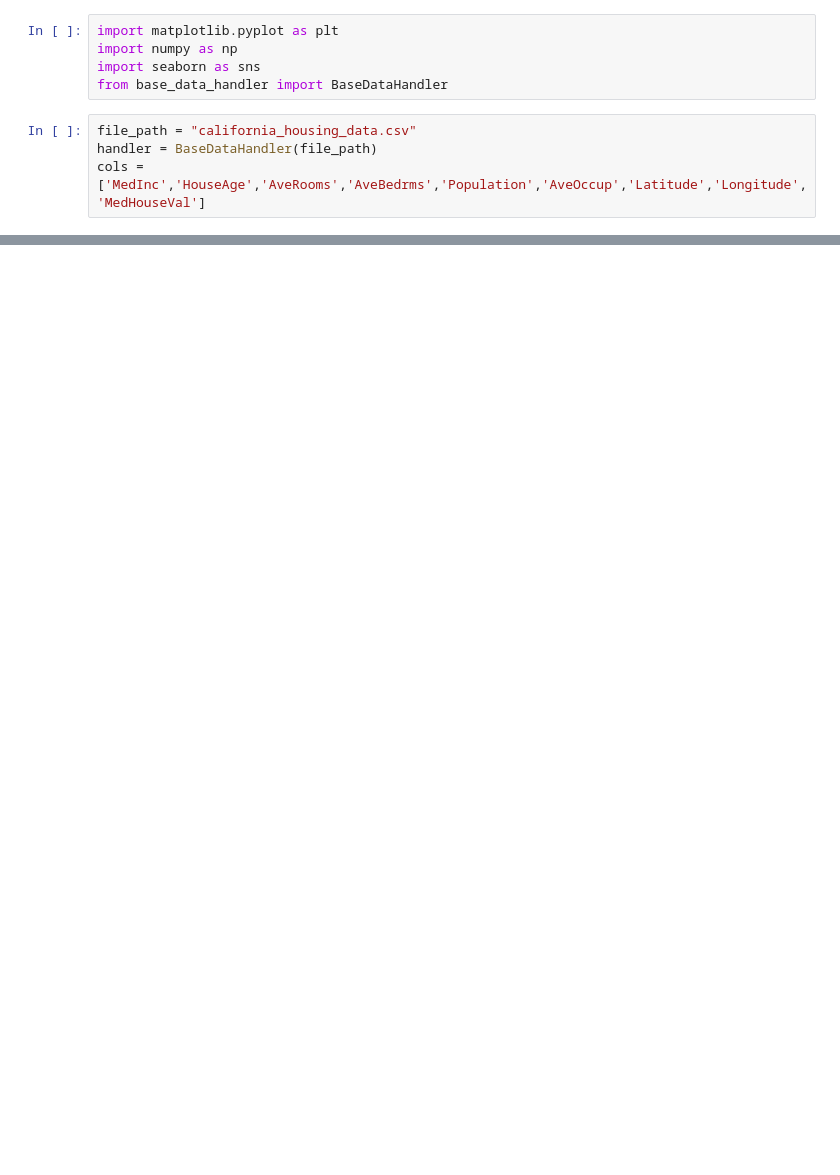
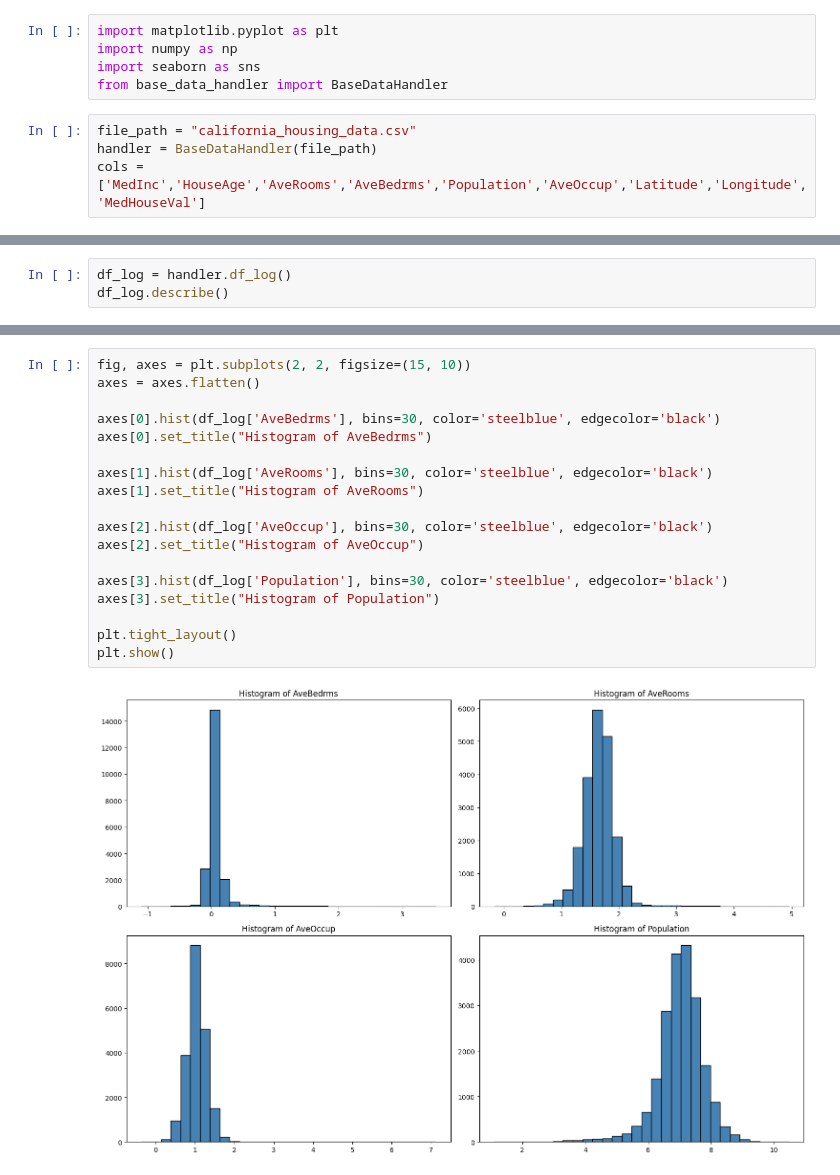
Before and after one commit to Wazard/Sartorelli_Deposito, a Jupyter notebook: 2025-11-28/jupyter.ipynb, the cells around one changed output, grey strips where cells are left out. Saved outputs shown, nothing was run; the diff lists cells and outputs as text; blank space fills up the shorter version.

```diff
--- a/2025-11-28/jupyter.ipynb
+++ b/2025-11-28/jupyter.ipynb
@@ -9,0 +41,3 @@ cols = ['MedInc','HouseAge','AveRooms','AveBedrms','Population','AveOccup','Lati
+# %%
+df_log = handler.df_log()
+df_log.describe()
@@ -26,0 +89,20 @@ handler.df.plot.hexbin(x="HouseAge", y="MedHouseVal",C="AveOccup", reduce_C_func
+# %%
+fig, axes = plt.subplots(2, 2, figsize=(15, 10))
+axes = axes.flatten()
+
+axes[0].hist(df_log['AveBedrms'], bins=30, color='steelblue', edgecolor='black')
+axes[0].set_title("Histogram of AveBedrms")
+
+axes[1].hist(df_log['AveRooms'], bins=30, color='steelblue', edgecolor='black')
+axes[1].set_title("Histogram of AveRooms")
+
+axes[2].hist(df_log['AveOccup'], bins=30, color='steelblue', edgecolor='black')
+axes[2].set_title("Histogram of AveOccup")
+
+axes[3].hist(df_log['Population'], bins=30, color='steelblue', edgecolor='black')
+axes[3].set_title("Histogram of Population")
+
+plt.tight_layout()
+plt.show()
+# %% [output]
+[figure, added]
```
Also changed, not shown: parts of 9 cells of this notebook, 1 other file.
